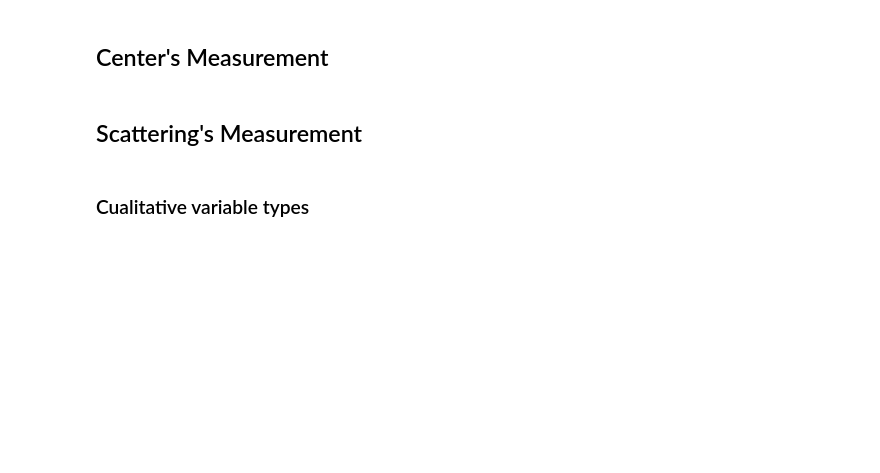
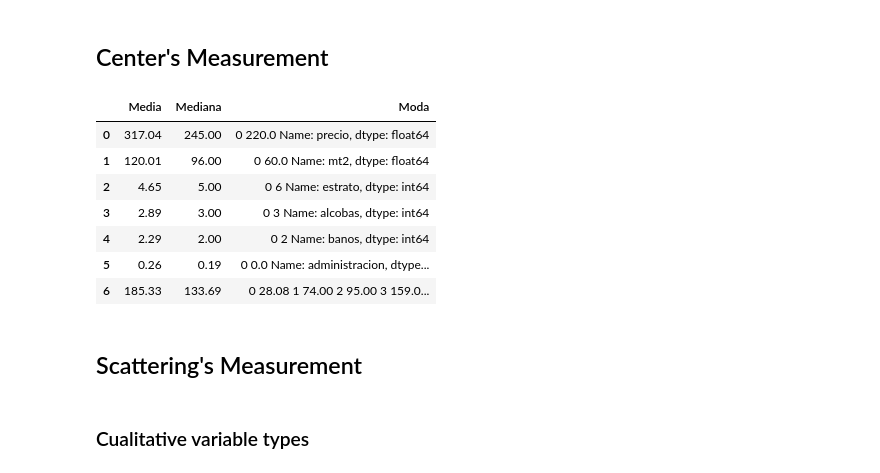
Before and after one commit to StanDoge/PYE-lab-1, a Jupyter notebook: main.ipynb, the cells around one changed output. Saved outputs shown, nothing was run; the diff lists cells and outputs as text; code cells hidden in the pictures; blank space fills up the shorter version.

```diff
--- a/main.ipynb
+++ b/main.ipynb
@@ -15,14 +16,24 @@ df = pd.read_excel('./Grupo 01.xlsx')
 # %%
 variables = ['precio','mt2','estrato','alcobas','banos','administracion','avaluo']
 
 var_media = [round(df[i].mean(),2) for i in variables]
 var_mediana = [round(df[i].median(),2) for i in variables]
 var_mode = [round(df[i].mode(),2) for i in variables]
 
 df_variables = pd.DataFrame(var_media)
 df_variables.columns = ['Media']
 df_variables['Mediana'] = var_mediana
 df_variables['Moda'] = var_mode
+df_variables
+# %% [output]
+|  | Media | Mediana | Moda |
+| 0 | 317.04 | 245.00 | 0 220.0 Name: precio, dtype: float64 |
+| 1 | 120.01 | 96.00 | 0 60.0 Name: mt2, dtype: float64 |
+| 2 | 4.65 | 5.00 | 0 6 Name: estrato, dtype: int64 |
+| 3 | 2.89 | 3.00 | 0 3 Name: alcobas, dtype: int64 |
+| 4 | 2.29 | 2.00 | 0 2 Name: banos, dtype: int64 |
+| 5 | 0.26 | 0.19 | 0 0.0 Name: administracion, dtype... |
+| 6 | 185.33 | 133.69 | 0 28.08 1 74.00 2 95.00 3 159.0... |
 # %% [markdown]
 ## Scattering's Measurement
 # %%
```
Also changed, not shown: parts of 13 cells of this notebook.
